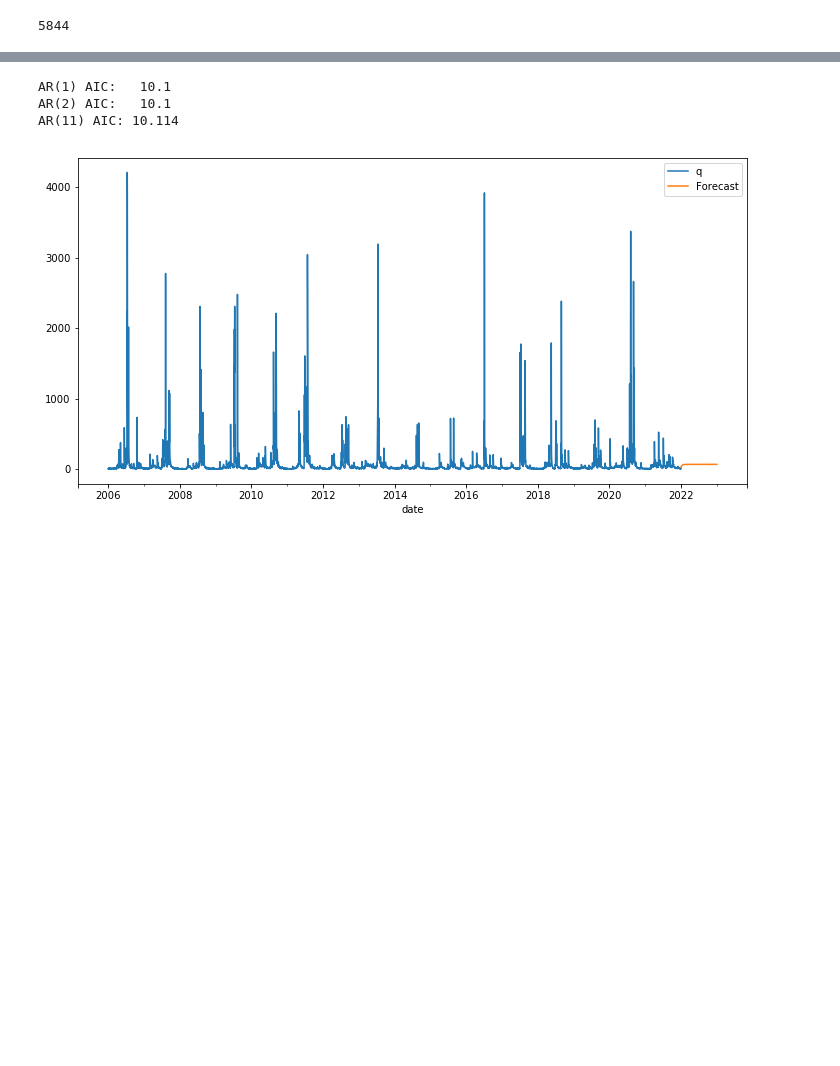
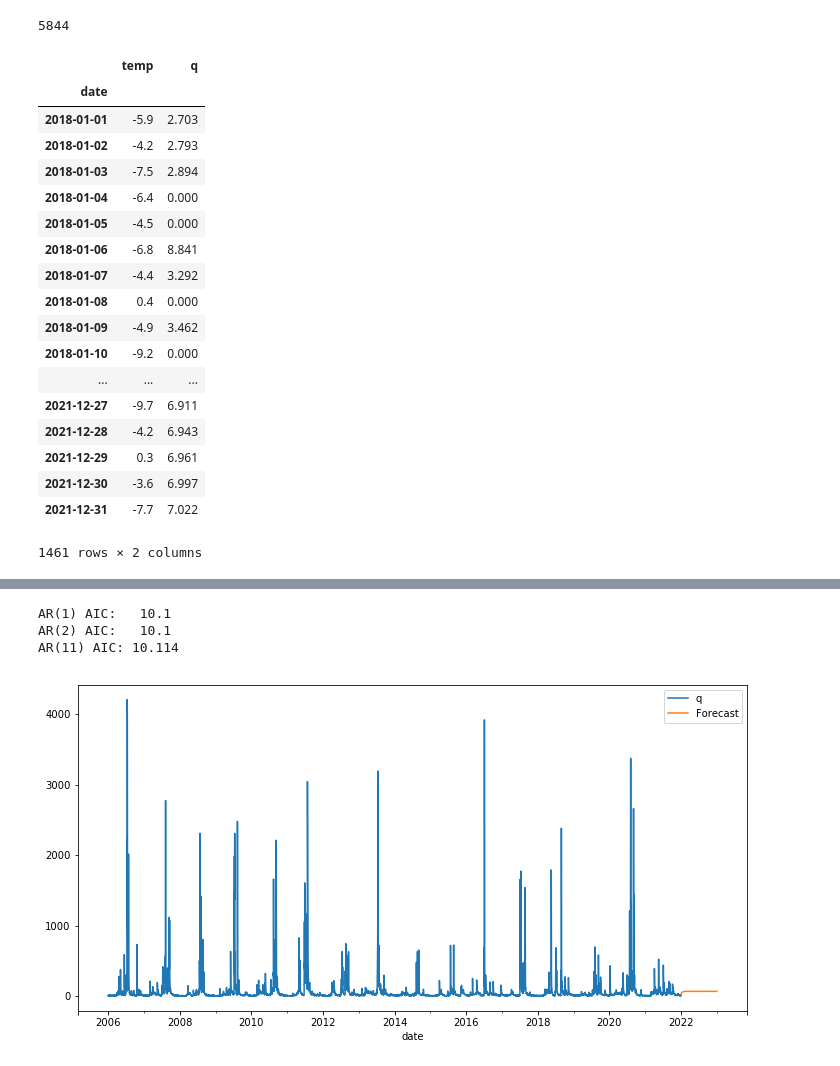
Before and after one commit to cocobyun/timeseries, a Jupyter notebook: AR.ipynb, the cells around one changed output, grey strips where cells are left out. Drawn from its saved outputs; the diff is of its cells as text; code cells hidden in the pictures; blank space fills up the shorter version.

```diff
--- a/AR.ipynb
+++ b/AR.ipynb
@@ -27,3 +27,25 @@ test = df.iloc[4383:]
+# %%
+test
+# %% [output]
+|  | temp | q |
+| date |  |  |
+| 2018-01-01 | -5.9 | 2.703 |
+| 2018-01-02 | -4.2 | 2.793 |
+| 2018-01-03 | -7.5 | 2.894 |
+| 2018-01-04 | -6.4 | 0.000 |
+| 2018-01-05 | -4.5 | 0.000 |
+| 2018-01-06 | -6.8 | 8.841 |
+| 2018-01-07 | -4.4 | 3.292 |
+| 2018-01-08 | 0.4 | 0.000 |
+| 2018-01-09 | -4.9 | 3.462 |
+| 2018-01-10 | -9.2 | 0.000 |
+| ... | ... | ... |
+| 2021-12-27 | -9.7 | 6.911 |
+| 2021-12-28 | -4.2 | 6.943 |
+| 2021-12-29 | 0.3 | 6.961 |
+| 2021-12-30 | -3.6 | 6.997 |
+| 2021-12-31 | -7.7 | 7.022 |
+1461 rows × 2 columns
 # %%
 import warnings
 warnings.filterwarnings("ignore")
```
Also changed, not shown: parts of 15 cells of this notebook, 12 other files.
